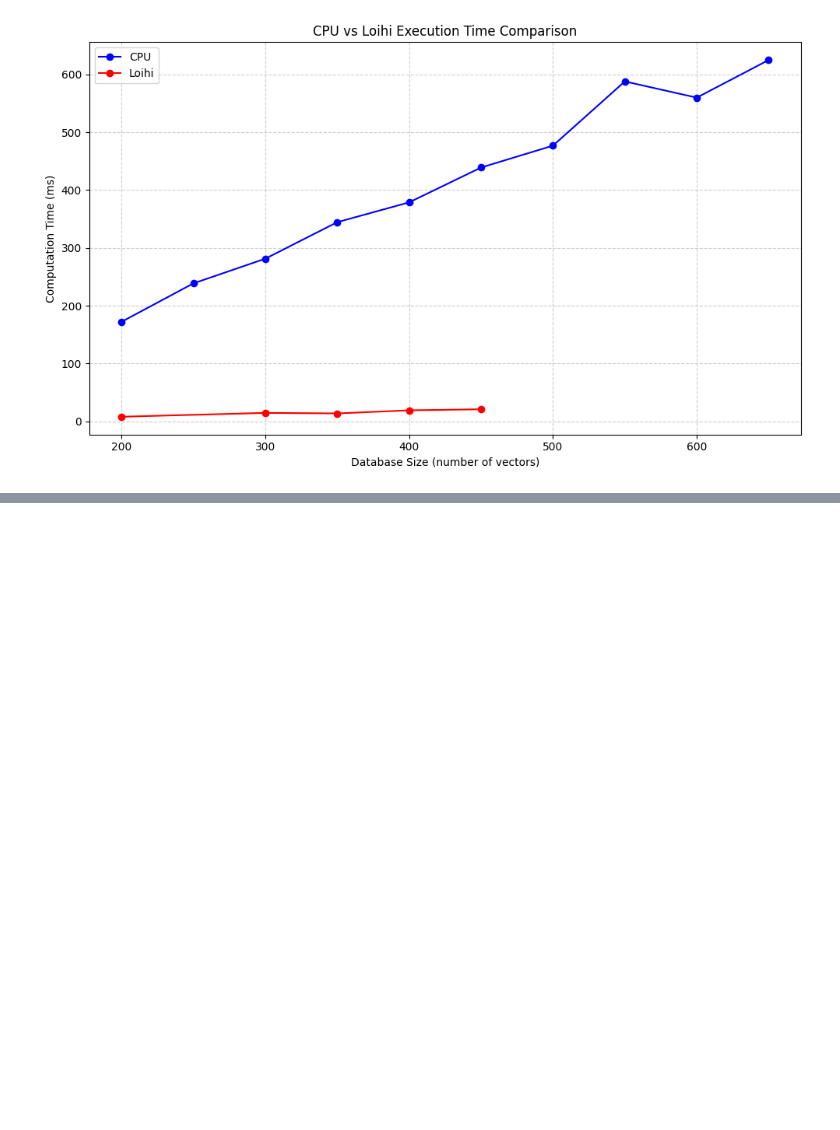
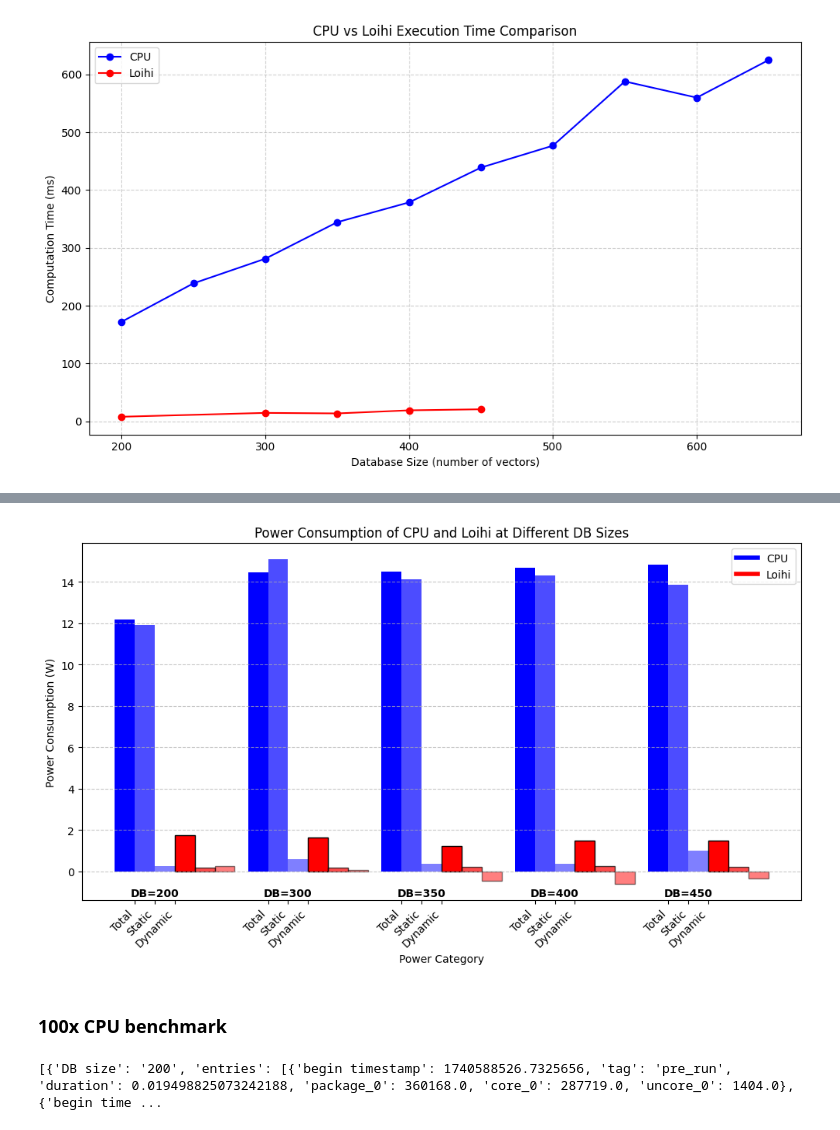
Before and after one commit to vidurayashan/VPR_Loihi, a Jupyter notebook: experiments/test_1_timeComplexityDB.ipynb, the cells around one changed output, grey strips where cells are left out. Saved outputs shown, nothing was run; the diff lists cells and outputs as text; code cells hidden in the pictures; blank space fills up the shorter version.

```diff
--- a/experiments/test_1_timeComplexityDB.ipynb
+++ b/experiments/test_1_timeComplexityDB.ipynb
@@ -223,0 +346,2 @@ plt.show()
+# %%
+benchmarks['Loihi'] = benchmarks_loihi
@@ -223,0 +371,57 @@ plt.show()
+# %%
+# Extract data for plotting
+frequencies = sorted(map(int, benchmarks['CPU'].keys()))
+cpu_total = [benchmarks['CPU'][str(f)]['total'] for f in frequencies]
+cpu_static = [benchmarks['CPU'][str(f)]['static'] for f in frequencies]
+cpu_dynamic = [benchmarks['CPU'][str(f)]['dynamic'] for f in frequencies]
+
+loihi_total = [benchmarks['Loihi'][str(f)]['total'] for f in frequencies]
+loihi_static = [benchmarks['Loihi'][str(f)]['static'] for f in frequencies]
+loihi_dynamic = [benchmarks['Loihi'][str(f)]['dynamic'] for f in frequencies]
+
+x = np.arange(len(frequencies))
+bar_width = 0.15
+
+cpu_color = 'blue'
+loihi_color = 'red'
+# %%
+# Create figure
+fig, ax = plt.subplots(figsize=(12, 6))
+
+# Plot CPU bars
+ax.bar(x - 1.5 * bar_width, cpu_total, bar_width, color=cpu_color, label='CPU Total')
+ax.bar(x - 0.5 * bar_width, cpu_static, bar_width, color=cpu_color, alpha=0.7, label='CPU Static')
+ax.bar(x + 0.5 * bar_width, cpu_dynamic, bar_width, color=cpu_color, alpha=0.5, label='CPU Dynamic')
+
+# Plot Loihi bars
+ax.bar(x + 1.5 * bar_width, loihi_total, bar_width, color=loihi_color, edgecolor='black', label='Loihi Total')
+ax.bar(x + 2.5 * bar_width, loihi_static, bar_width, color=loihi_color, alpha=0.7, edgecolor='black', label='Loihi Static')
+ax.bar(x + 3.5 * bar_width, loihi_dynamic, bar_width, color=loihi_color, alpha=0.5, edgecolor='black', label='Loihi Dynamic')
+
+# Set main x-ticks for Total, Static, Dynamic categories
+xtick_labels = ['Total', 'Static', 'Dynamic'] * len(frequencies)
+xtick_positions = np.repeat(x, 3) + np.tile([-bar_width, 0, bar_width], len(frequencies))
+ax.set_xticks(xtick_positions)
+ax.set_xticklabels(xtick_labels, rotation=45, ha='right')
+
+# Add secondary x-axis labels for frequencies
+for i, f in enumerate(frequencies):
+    ax.text(x[i], -max(cpu_total) * 0.08, f'DB={f}', ha='center', fontsize=10, fontweight='bold')
+
+# Formatting
+ax.set_xlabel("Power Category")
+ax.set_ylabel("Power Consumption (W)")
+ax.set_title("Power Consumption of CPU and Loihi at Different DB Sizes")
+
+# Custom legend
+cpu_patch = plt.Line2D([0], [0], color=cpu_color, lw=4, label='CPU')
+loihi_patch = plt.Line2D([0], [0], color=loihi_color, lw=4, label='Loihi')
+
+ax.legend(handles=[cpu_patch, loihi_patch])
+ax.grid(axis='y', linestyle='--', alpha=0.7)
+
+plt.show()
+# %% [output]
+[figure, added]
+# %% [markdown]
+### 100x CPU benchmark
@@ -223,0 +434,4 @@ plt.show()
+# %%
+print(parsed_json_100x)
+# %% [output]
+[{'DB size': '200', 'entries': [{'begin timestamp': 1740588526.7325656, 'tag': 'pre_run', 'duration': 0.019498825073242188, 'package_0': 360168.0, 'core_0': 287719.0, 'uncore_0': 1404.0}, {'begin time ...
```
Also changed, not shown: parts of 13 cells of this notebook, 22 other files.
